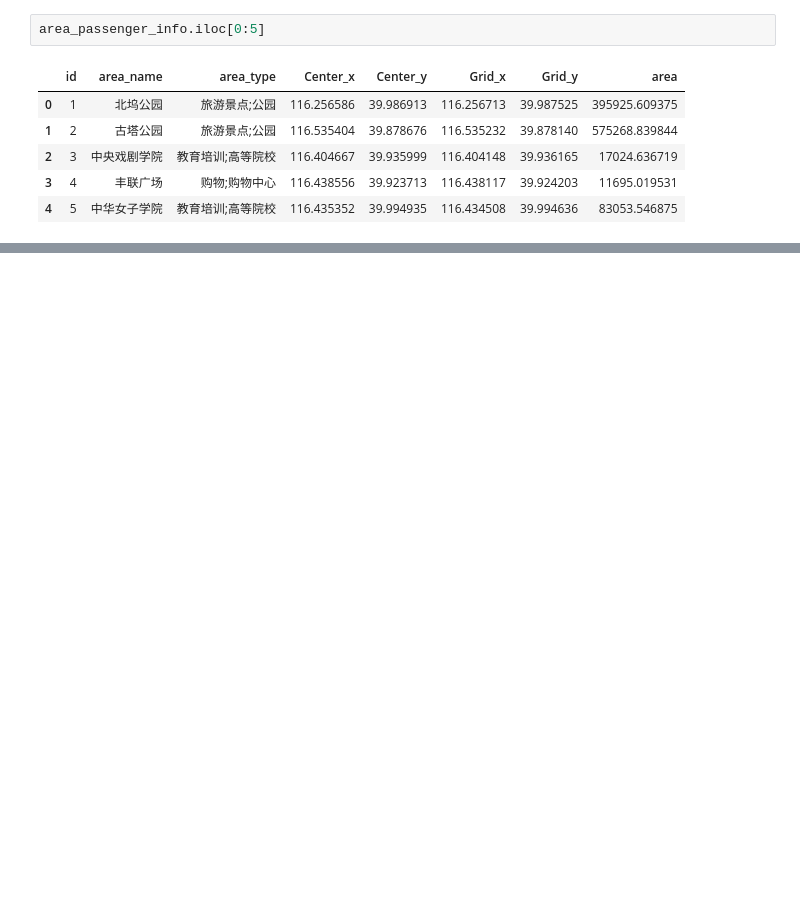
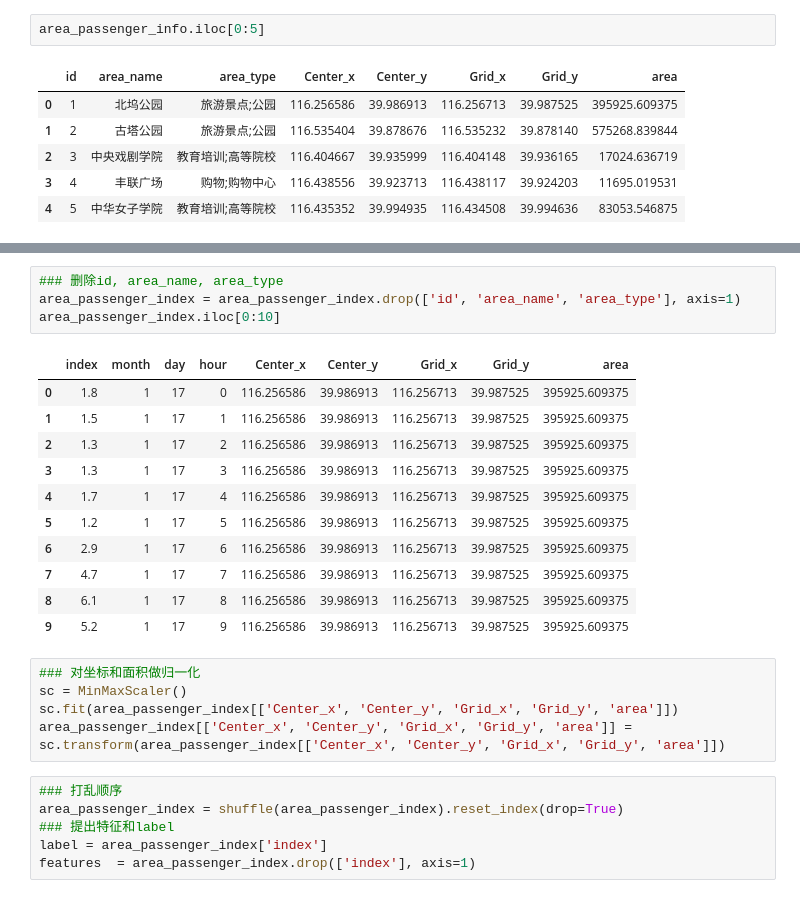
Before and after one commit to LiangHaoran/Block_predict, a Jupyter notebook: jupyter/preprocess.ipynb, the cells around one changed output, grey strips where cells are left out. Saved outputs shown, nothing was run; the diff lists cells and outputs as text; blank space fills up the shorter version.

```diff
--- a/jupyter/preprocess.ipynb
+++ b/jupyter/preprocess.ipynb
@@ -82,0 +84,27 @@ area_passenger_index.iloc[0:20]
+# %%
+### 删除id, area_name, area_type
+area_passenger_index = area_passenger_index.drop(['id', 'area_name', 'area_type'], axis=1)
+area_passenger_index.iloc[0:10]
+# %% [output]
+|  | index | month | day | hour | Center_x | Center_y | Grid_x | Grid_y | area |
+| 0 | 1.8 | 1 | 17 | 0 | 116.256586 | 39.986913 | 116.256713 | 39.987525 | 395925.609375 |
+| 1 | 1.5 | 1 | 17 | 1 | 116.256586 | 39.986913 | 116.256713 | 39.987525 | 395925.609375 |
+| 2 | 1.3 | 1 | 17 | 2 | 116.256586 | 39.986913 | 116.256713 | 39.987525 | 395925.609375 |
+| 3 | 1.3 | 1 | 17 | 3 | 116.256586 | 39.986913 | 116.256713 | 39.987525 | 395925.609375 |
+| 4 | 1.7 | 1 | 17 | 4 | 116.256586 | 39.986913 | 116.256713 | 39.987525 | 395925.609375 |
+| 5 | 1.2 | 1 | 17 | 5 | 116.256586 | 39.986913 | 116.256713 | 39.987525 | 395925.609375 |
+| 6 | 2.9 | 1 | 17 | 6 | 116.256586 | 39.986913 | 116.256713 | 39.987525 | 395925.609375 |
+| 7 | 4.7 | 1 | 17 | 7 | 116.256586 | 39.986913 | 116.256713 | 39.987525 | 395925.609375 |
+| 8 | 6.1 | 1 | 17 | 8 | 116.256586 | 39.986913 | 116.256713 | 39.987525 | 395925.609375 |
+| 9 | 5.2 | 1 | 17 | 9 | 116.256586 | 39.986913 | 116.256713 | 39.987525 | 395925.609375 |
+# %%
+### 对坐标和面积做归一化
+sc = MinMaxScaler()
+sc.fit(area_passenger_index[['Center_x', 'Center_y', 'Grid_x', 'Grid_y', 'area']])
+area_passenger_index[['Center_x', 'Center_y', 'Grid_x', 'Grid_y', 'area']] = sc.transform(area_passenger_index[['Center_x', 'Center_y', 'Grid_x', 'Grid_y', 'area']])
+# %%
+### 打乱顺序
+area_passenger_index = shuffle(area_passenger_index).reset_index(drop=True)
+### 提出特征和label
+label = area_passenger_index['index']
+features  = area_passenger_index.drop(['index'], axis=1)
```
Also changed, not shown: parts of 23 cells of this notebook.
